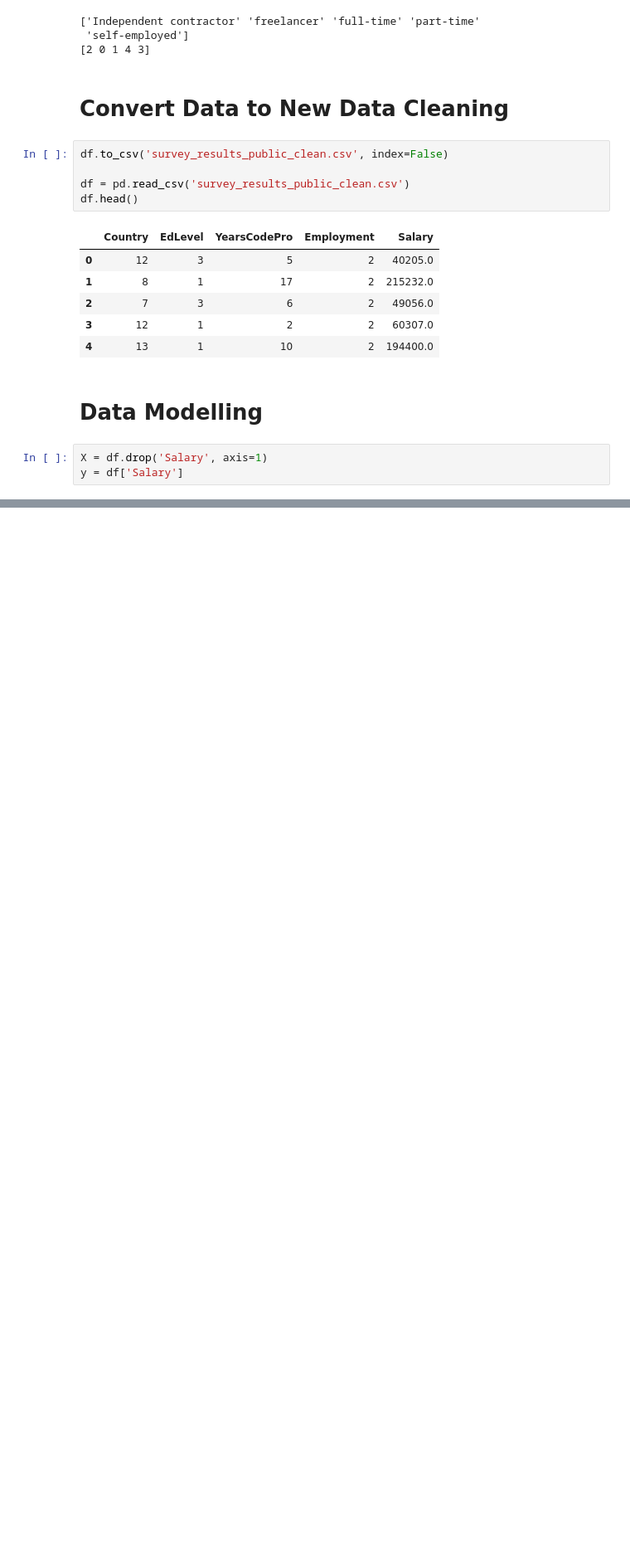
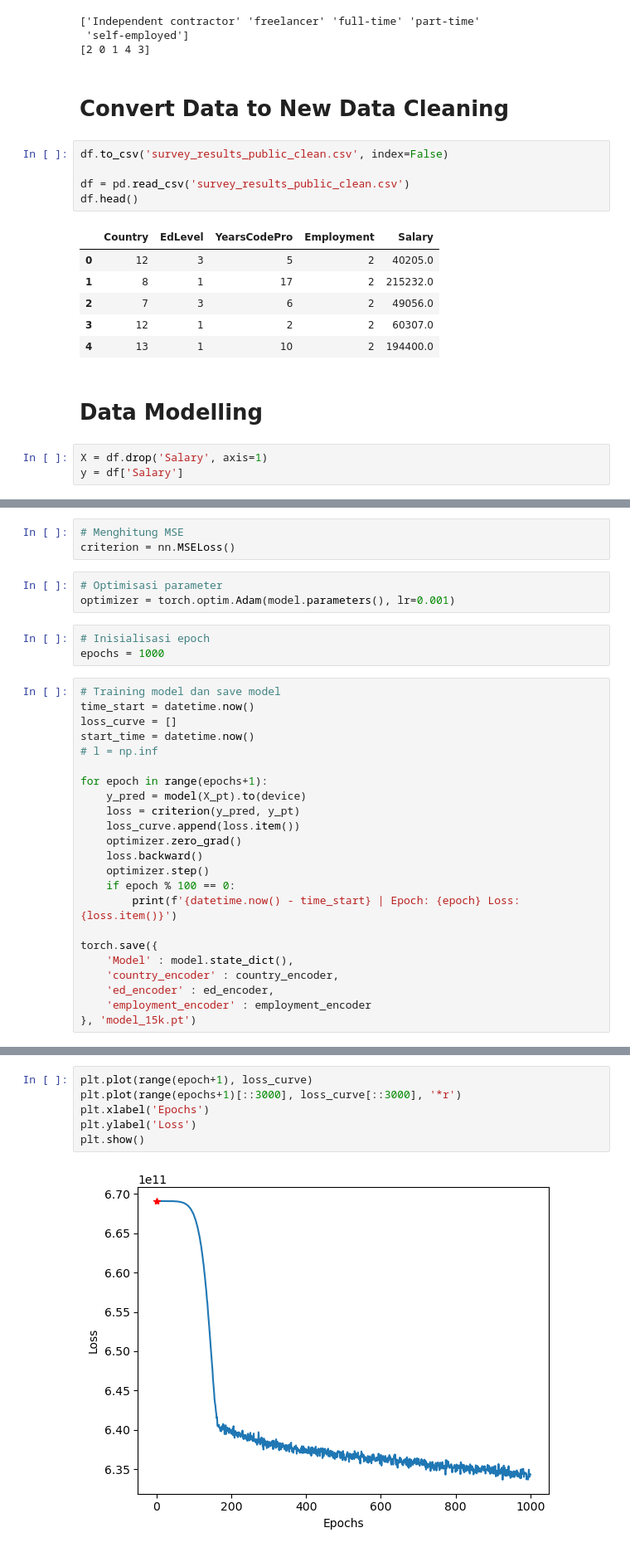
Before and after one commit to mzkki25/predict-salary, a Jupyter notebook: predict_salary.ipynb, the cells around one changed output, grey strips where cells are left out. Shown at 83% size. Drawn from its saved outputs; the diff is of its cells as text; blank space fills up the shorter version.

```diff
--- a/predict_salary.ipynb
+++ b/predict_salary.ipynb
@@ -401,0 +575,32 @@ y = df['Salary']
+# %%
+# Menghitung MSE
+criterion = nn.MSELoss()
+# %%
+# Optimisasi parameter
+optimizer = torch.optim.Adam(model.parameters(), lr=0.001)
+# %%
+# Inisialisasi epoch
+epochs = 1000
+# %%
+# Training model dan save model
+time_start = datetime.now()
+loss_curve = []
+start_time = datetime.now()
+# l = np.inf
+
+for epoch in range(epochs+1):
+    y_pred = model(X_pt).to(device)
+    loss = criterion(y_pred, y_pt)
+    loss_curve.append(loss.item())
+    optimizer.zero_grad()
+    loss.backward()
+    optimizer.step()
+    if epoch % 100 == 0:
+        print(f'{datetime.now() - time_start} | Epoch: {epoch} Loss: {loss.item()}')
+
+torch.save({
+    'Model' : model.state_dict(),
+    'country_encoder' : country_encoder,
+    'ed_encoder' : ed_encoder,
+    'employment_encoder' : employment_encoder
+}, 'model_15k.pt')
@@ -401,0 +619,8 @@ y = df['Salary']
+# %%
+plt.plot(range(epoch+1), loss_curve)
+plt.plot(range(epochs+1)[::3000], loss_curve[::3000], '*r')
+plt.xlabel('Epochs')
+plt.ylabel('Loss')
+plt.show()
+# %% [output]
+[figure, added]
```
Also changed, not shown: parts of 33 cells of this notebook, 3 other files.
